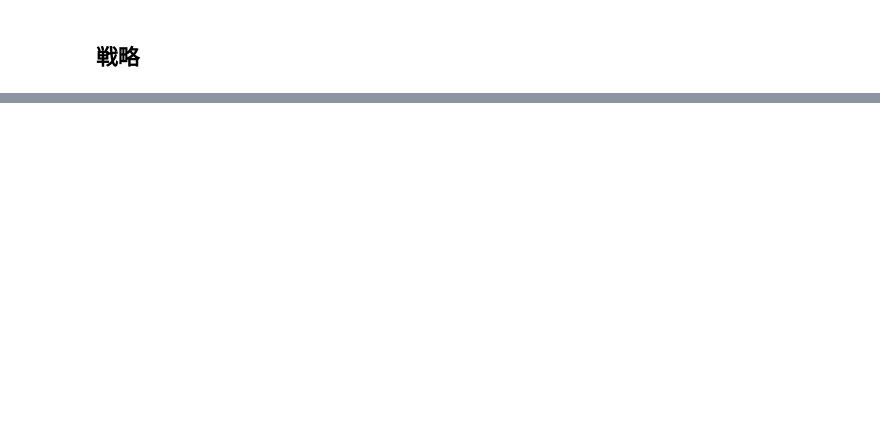
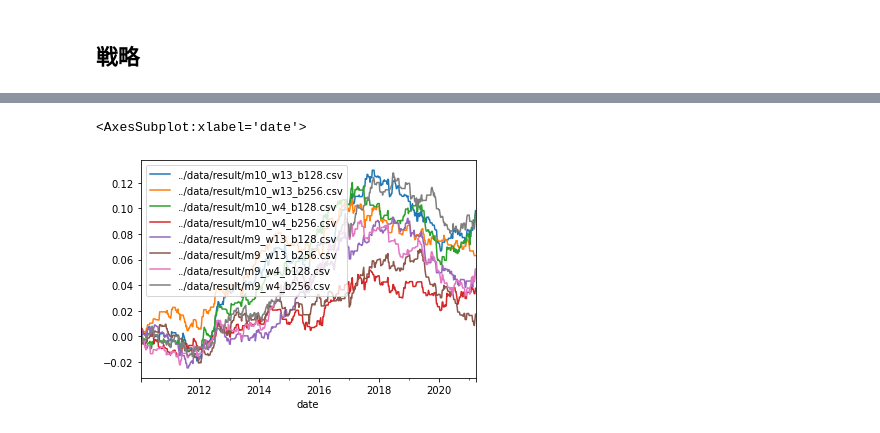
Before and after one commit to ktman-ktman/check_weekly_analysis_performance, a Jupyter notebook: notebook/aggregate_performance.ipynb, the cells around one changed output, grey strips where cells are left out. Saved outputs shown, nothing was run; the diff lists cells and outputs as text; code cells hidden in the pictures; blank space fills up the shorter version.

```diff
--- a/notebook/aggregate_performance.ipynb
+++ b/notebook/aggregate_performance.ipynb
@@ -108,0 +164,26 @@ def draw_strategy(data_d: dict, beta: float = 0.1) -> pd.DataFrame:
+# %%
+def draw_strategy(data_d: dict, beta: float = 0.1) -> pd.DataFrame:
+    """戦略のグラフ表示"""
+    result_l = list()
+    for k, v in data_d.items():
+        rtn_df = v.set_index("date")[["drtnf", "prob"]].copy()
+        rtn_df.dropna(how="any", axis="index", inplace=True)
+
+        mask = rtn_df["prob"] >= 0.5
+        rtn_df.loc[~mask, "drtnf"] = 0
+        rtn_df.loc[mask, "drtnf"] = rtn_df[mask]["drtnf"].mul(beta)
+
+        rtn_s = rtn_df["drtnf"]
+        rtn_s.name = k
+
+        result_l.append(rtn_s)
+
+    df = pd.concat(result_l, axis="columns")
+    return df
+# %%
+df = draw_strategy(data_d)
+# %%
+df.add(1).cumprod(axis="index").sub(1).plot()
+# %% [output]
+<AxesSubplot:xlabel='date'>
+[figure, added]
```
Also changed, not shown: parts of 8 cells of this notebook, 2 other files.
